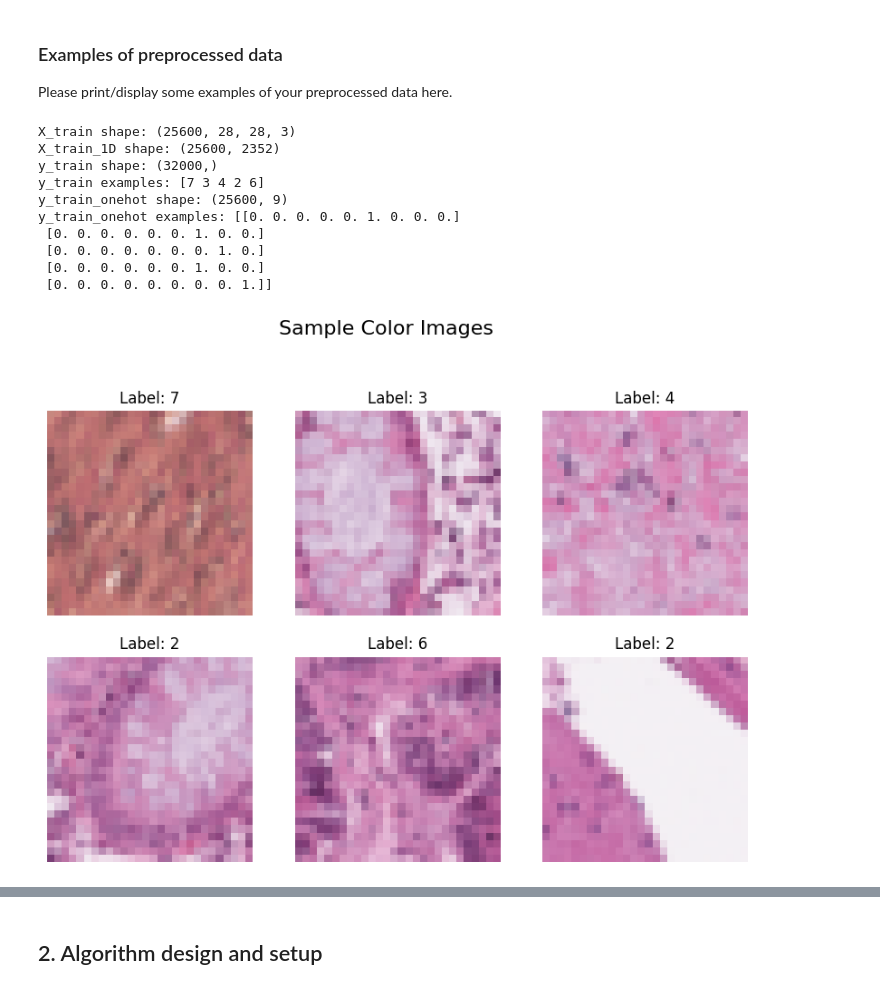
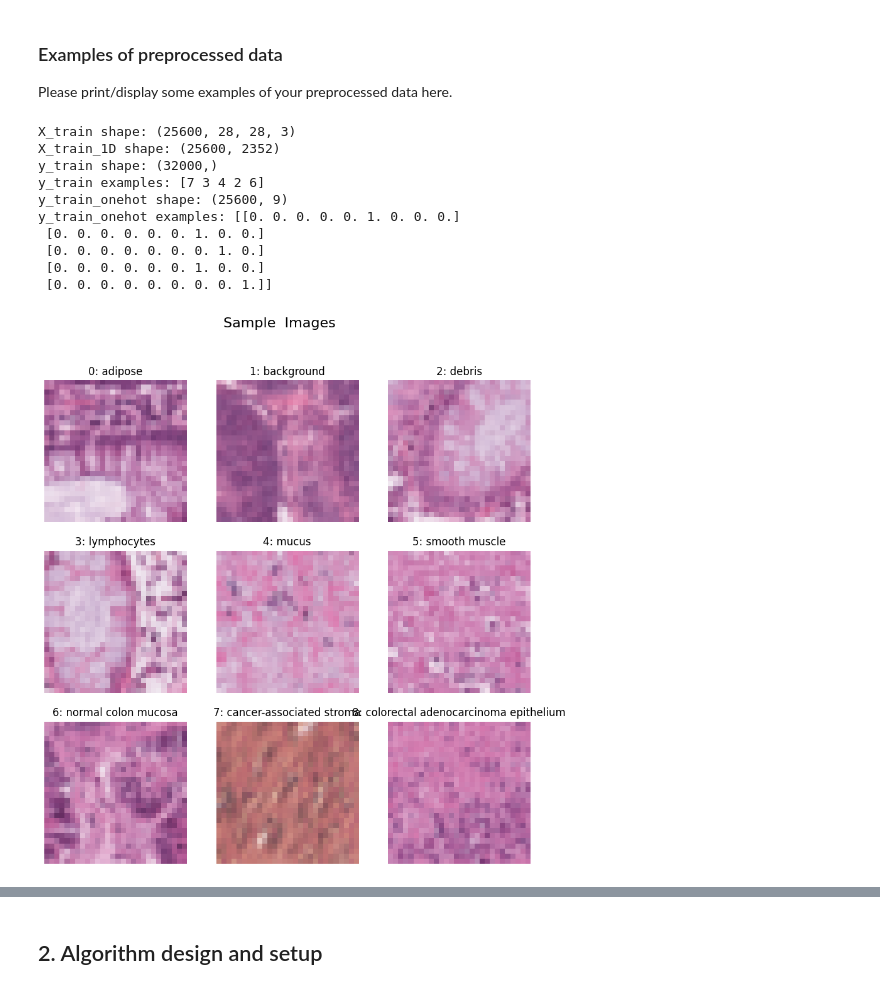
Before and after one commit to alexauren/comp5318, a Jupyter notebook: assignment-2/a2-code-550403876-540453036.ipynb, the cells around one changed output, grey strips where cells are left out. Saved outputs shown, nothing was run; the diff lists cells and outputs as text; code cells hidden in the pictures.

```diff
--- a/assignment-2/a2-code-550403876-540453036.ipynb
+++ b/assignment-2/a2-code-550403876-540453036.ipynb
@@ -63,32 +62,70 @@ Please print/display some examples of your preprocessed data here.
 # %%
 print("X_train shape:", X_train.shape)
 print("X_train_1D shape:", X_train_1D.shape)
 print("y_train shape:", y_train.shape)
 
 print("y_train examples:", y_train[:5])
 print("y_train_onehot shape:", y_train_onehot.shape)
 print("y_train_onehot examples:", y_train_onehot[:5])
 
-def plot_images(title, dataset:np.ndarray, labels:np.ndarray, num_images:int=6):
+# Find the frequency of each class in the training set
+def find_class_frequency(y):
+    class_frequency = {}
+    for i in range(9):
+        class_frequency[i] = np.sum(y == i)
+    return class_frequency
+
+# Find the index of one image from each class
+def find_class_indices(X):
+    class_indices = {}
+    for i in range(9):
+        class_indices[i] = np.where(X == i)[0][0]
+    return class_indices
+
+label = {
+        0: "adipose",
+        1: "background",
+        2: "debris",
+        3: "lymphocytes",
+        4: "mucus",
+        5: "smooth muscle",
+        6: "normal colon mucosa",
+        7: "cancer-associated stroma",
+        8: "colorectal adenocarcinoma epithelium",
+        }
+
+def plot_images(title):
+    class_indices = find_class_indices(y_train)
     plt.figure(figsize=(10, 10))
-    for i in range(num_images):
-        plt.subplot(3, 3, i + 1)
-        plt.imshow(dataset[i])
+    for idx in class_indices.keys():
+        plt.subplot(3, 3, idx + 1)
+        plt.imshow(X_train[class_indices[idx]])
         plt.axis('off')
-        plt.title(f"Label: {labels[i]}")
+        plt.title(f"{idx}: {label[idx]}")
     plt.suptitle(title, fontsize=16)
     plt.show()
 
-plot_images('Sample Color Images', X_train, y_train, num_images=6)
+def plot_class_frequency(title):
+    class_frequency = find_class_frequency(y_train)
+    plt.figure(figsize=(10, 5))
+    plt.bar(class_frequency.keys(), class_frequency.values())
+    plt.xticks(list(class_frequency.keys()), list(label.values()), rotation=45)
+    plt.xlabel('Class')
+    plt.ylabel('Frequency')
+    plt.title(title)
+    plt.show()
+
+plot_images('Sample  Images')
+plot_class_frequency('Class Frequency')
 # %% [output]
 X_train shape: (25600, 28, 28, 3)
 X_train_1D shape: (25600, 2352)
 y_train shape: (32000,)
 y_train examples: [7 3 4 2 6]
 y_train_onehot shape: (25600, 9)
 y_train_onehot examples: [[0. 0. 0. 0. 0. 1. 0. 0. 0.]
  [0. 0. 0. 0. 0. 0. 1. 0. 0.]
  [0. 0. 0. 0. 0. 0. 0. 1. 0.]
  [0. 0. 0. 0. 0. 0. 1. 0. 0.]
  [0. 0. 0. 0. 0. 0. 0. 0. 1.]]
-[figure, old version]
+[figure, new version]
```
Also changed, not shown: parts of 13 cells of this notebook.
